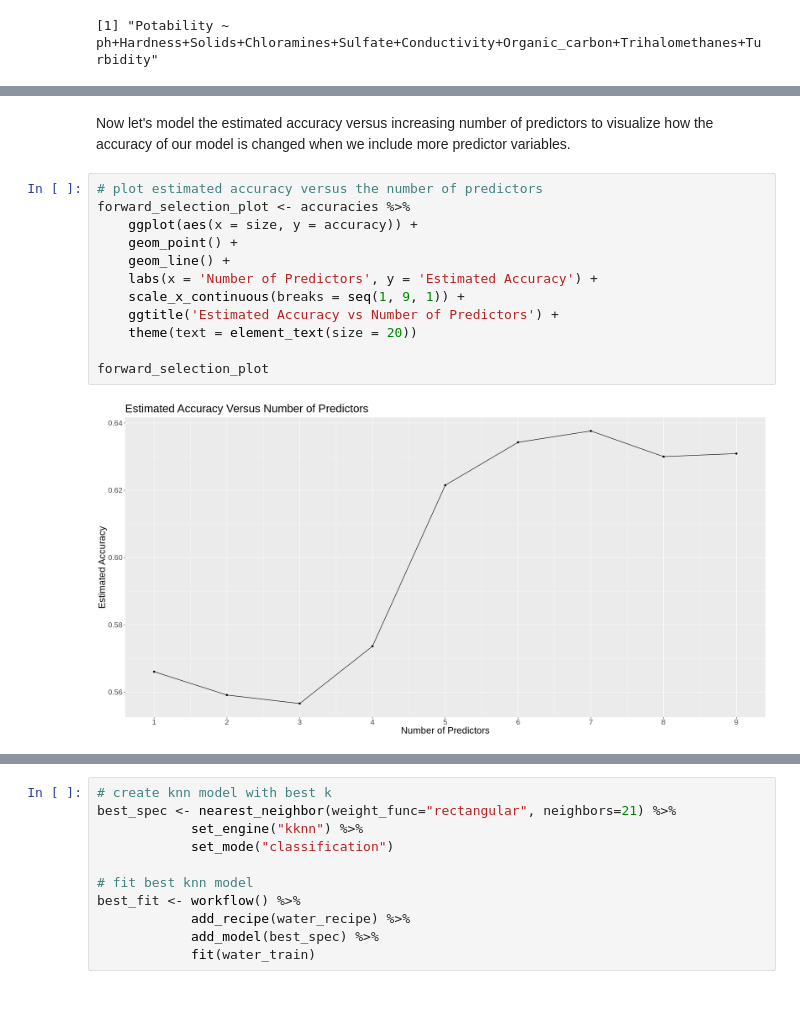
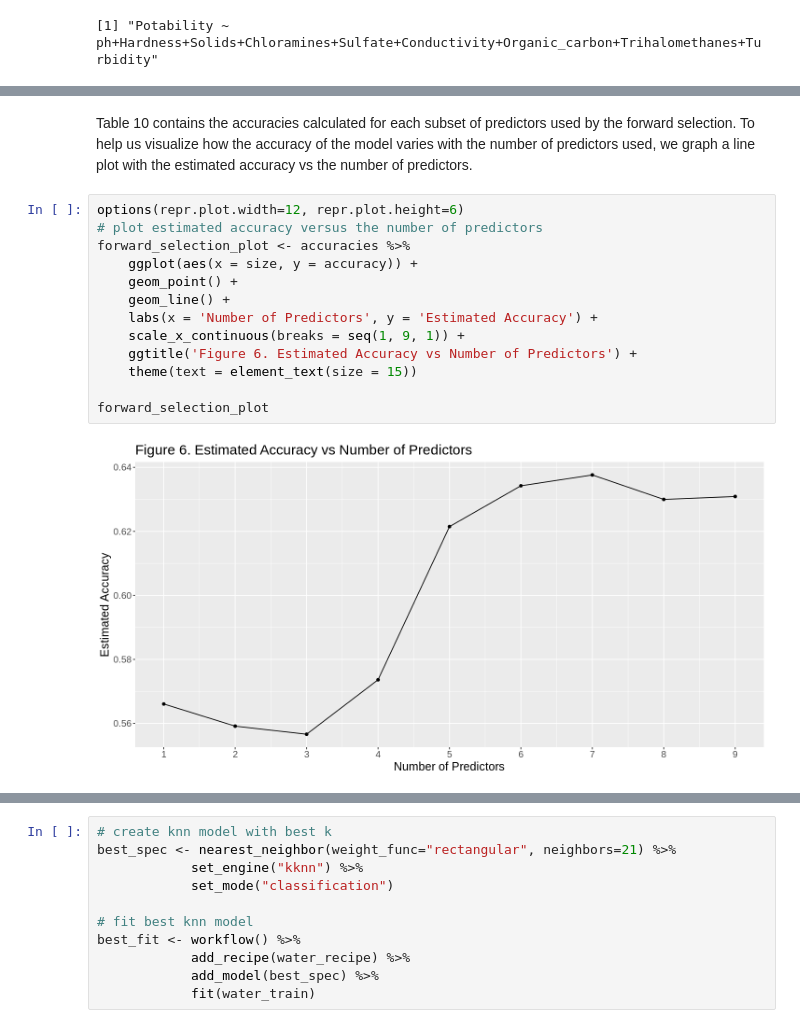
Before and after one commit to ricardoliu99/dsci100-group21, a Jupyter notebook: final_report.ipynb, the cells around one changed output, grey strips where cells are left out. Saved outputs shown, nothing was run; the diff lists cells and outputs as text; blank space fills up the shorter version.

```diff
--- a/final_report.ipynb
+++ b/final_report.ipynb
@@ -480,19 +488,20 @@ A tibble: 9 × 3
 | 7 | Potability ~ Conductivity+Solids+... | 0.6376256 |
 | 8 | Potability ~ Conductivity+Solids+... | 0.6299831 |
 | 9 | Potability ~ Conductivity+Solids+... | 0.6308974 |
-# %% [markdown]
-Now let's model the estimated accuracy versus increasing number of predictors to visualize how the accuracy of our model is changed when we include more predictor variables.
+# %% [markdown]
+Table 10 contains the accuracies calculated for each subset of predictors used by the forward selection. To help us visualize how the accuracy of the model varies with the number of predictors used, we graph a line plot with the estimated accuracy vs the number of predictors.
 # %%
+options(repr.plot.width=12, repr.plot.height=6)
 # plot estimated accuracy versus the number of predictors
 forward_selection_plot <- accuracies %>%
     ggplot(aes(x = size, y = accuracy)) +
     geom_point() +
     geom_line() +
     labs(x = 'Number of Predictors', y = 'Estimated Accuracy') +
     scale_x_continuous(breaks = seq(1, 9, 1)) +
-    ggtitle('Estimated Accuracy vs Number of Predictors') +
-    theme(text = element_text(size = 20))
+    ggtitle('Figure 6. Estimated Accuracy vs Number of Predictors') +
+    theme(text = element_text(size = 15))
 
 forward_selection_plot
 # %% [output]
-[figure, old version]
+[figure, new version]
```
Also changed, not shown: parts of 58 cells of this notebook.
